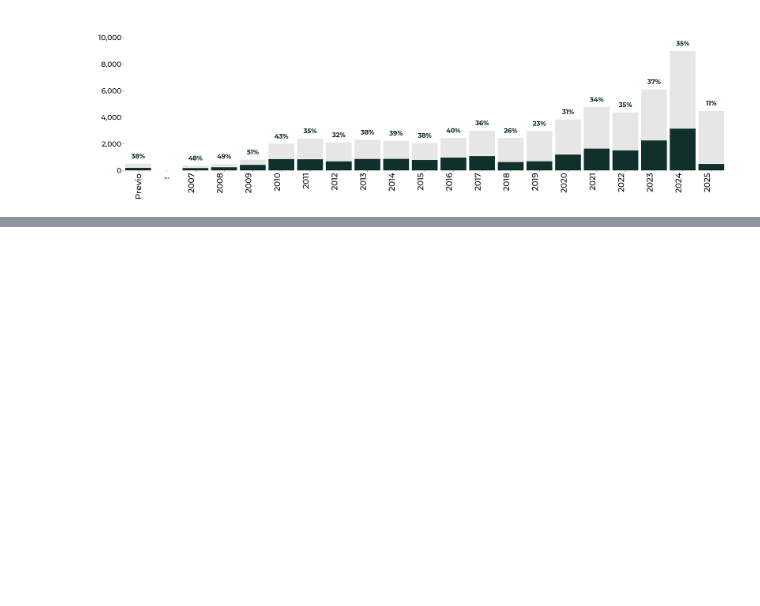
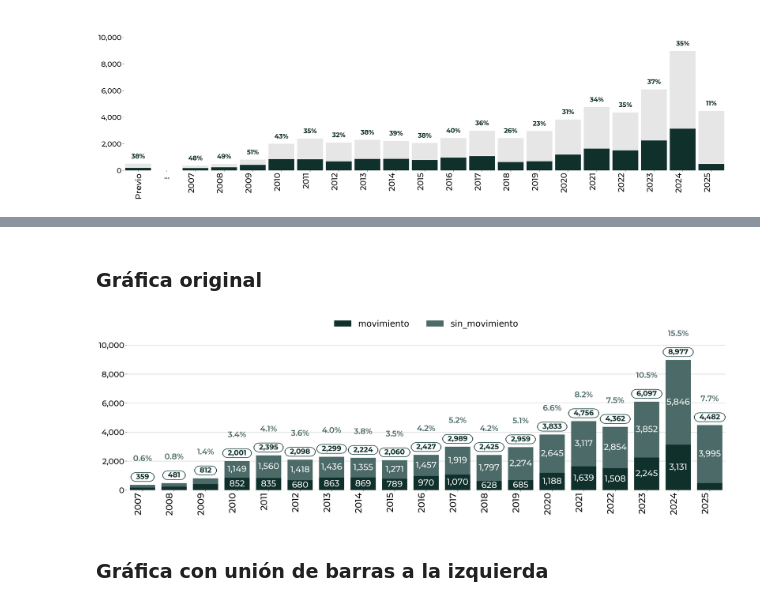
Before and after one commit to tabonitaa/graficas_gob, a Jupyter notebook: Python/barras apiladas/barras_apiladas.ipynb, the cells around one changed output, grey strips where cells are left out. Saved outputs shown, nothing was run; the diff lists cells and outputs as text; code cells hidden in the pictures; blank space fills up the shorter version.

Commit message:
se agrego la opcion de leyenda a la grafica de barras apiladas

```diff
--- a/Python/barras apiladas/barras_apiladas.ipynb
+++ b/Python/barras apiladas/barras_apiladas.ipynb
@@ -40,7 +40,8 @@ def barras_apiladas(
     paleta_colores=None,
     agregar_datos=None,
     asignar_etiquetas=None,
-    grillas=True
+    grillas=True,
+    leyenda=None
 ):
     # Configuración de la fuente
     font_config = {
@@ -414,6 +415,19 @@ def barras_apiladas(
                 label.set_rotation(0)
                 label.set_va('center')
 
+    if leyenda:
+        ncol_leyenda = len(df_wide.columns)
+        ax.legend(
+            title=leyenda if isinstance(leyenda, str) else None,
+            fontsize=font_config['leyenda']['size'],
+            title_fontsize=font_config['leyenda']['size'],
+            loc='upper center',
+            bbox_to_anchor=(0.5, 1.08),
+            frameon=False,
+            ncol=ncol_leyenda
+        )
+
+
     # Quitar bordes
     ax.spines['top'].set_visible(False)
     ax.spines['right'].set_visible(False)
@@ -478,0 +495,8 @@ barras_apiladas(df1f,
+# %%
+data2 = {
+    'año': list(range(2007, 2026)),
+    'movimiento': [174, 234, 412, 852, 835, 680, 863, 869, 789, 970, 1070, 628, 685, 1188, 1639, 1508, 2245, 3131, 487],
+    'sin_movimiento': [185, 247, 400, 1149, 1560, 1418, 1436, 1355, 1271, 1457, 1919, 1797, 2274, 2645, 3117, 2854, 3852, 5846, 3995],
+}
+df2 = pd.DataFrame(data2)
+df2
@@ -478,0 +521,21 @@ barras_apiladas(df1f,
+# %% [markdown]
+### Gráfica original
+# %%
+barras_apiladas(df2,
+                nombre="forzada_delitos_long_vertical",
+                bar_height=0.8,
+                font='Montserrat',
+                valor_barra=True,
+                fontsize_barra=24,
+                porcentaje_barra=False,
+                porcentaje_total=True,
+                orientacion='vertical',
+                ordenar_por='etiqueta',
+                orden='ascendente',
+                area_min=500,
+                leyenda=True
+                )
+# %% [output]
+[figure, added]
+# %% [markdown]
+### Gráfica con unión de barras a la izquierda
```
Also changed, not shown: parts of 2 cells of this notebook, 3 other files.
